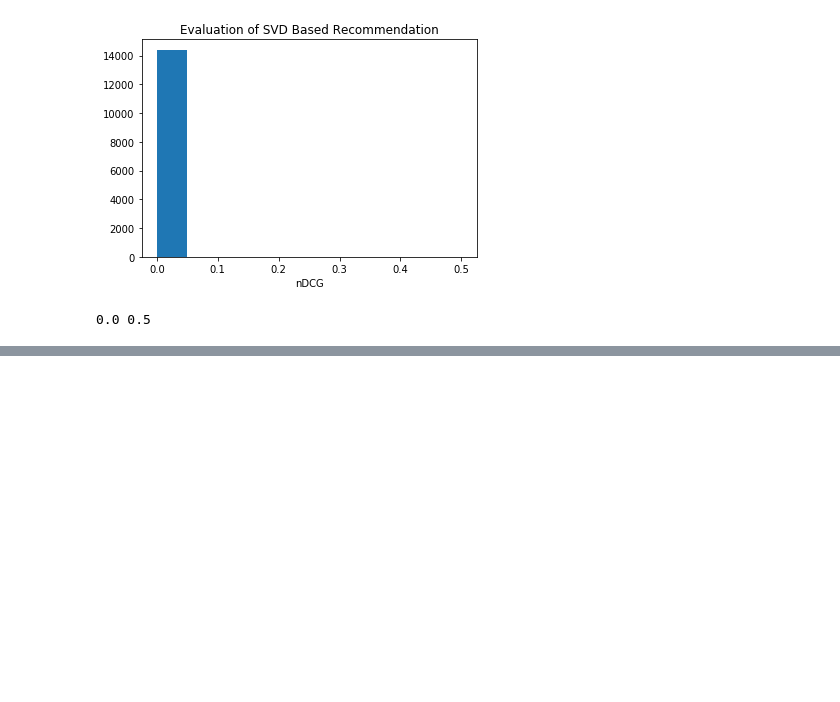
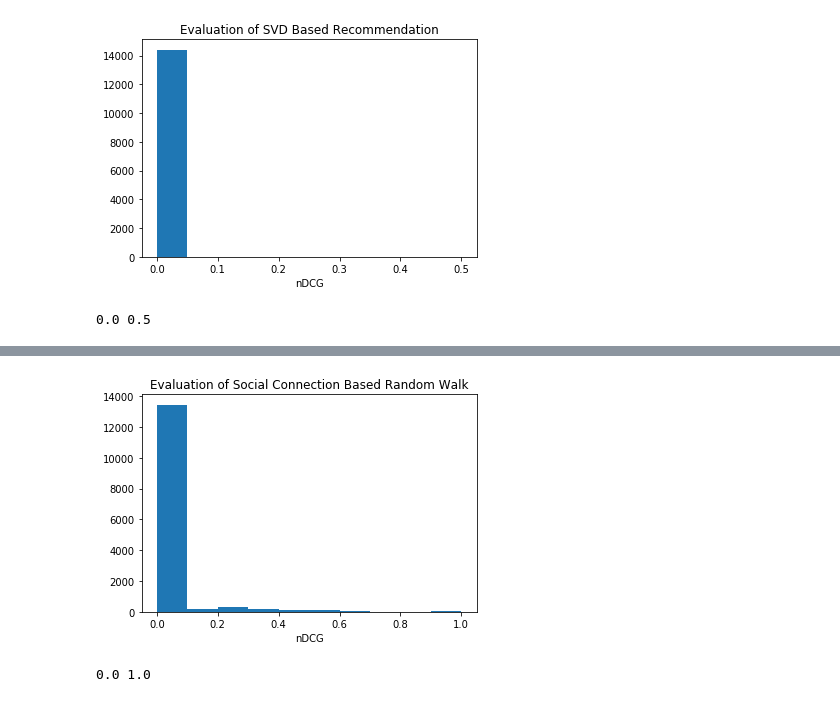
Before and after one commit to wd-doylle/GithubTeamRecommendation, a Jupyter notebook: evaluate.ipynb, the cells around one changed output, grey strips where cells are left out. Drawn from its saved outputs; the diff is of its cells as text; code cells hidden in the pictures; blank space fills up the shorter version.

```diff
--- a/evaluate.ipynb
+++ b/evaluate.ipynb
@@ -103,3 +153,16 @@ print(min(NDCGs),max(NDCGs))
+# %%
+NDCGs = []
+for repo in recommendations:
+    NDCGs.append(NDCG(repo,recommendations[repo],team_target))
+plt.hist(NDCGs)
+plt.xlabel("nDCG")
+plt.title("Evaluation of Social Connection Based Random Walk")
+plt.savefig('evaluate_social.jpg',bbox='tight')
+plt.show()
+print(min(NDCGs),max(NDCGs))
+# %% [output]
+[figure, added]
+0.0 1.0
 # %%
 recommendations = {}
 with open('recommend_random_walk.json') as rj:
```
Also changed, not shown: parts of 9 cells of this notebook, 6 other files.
